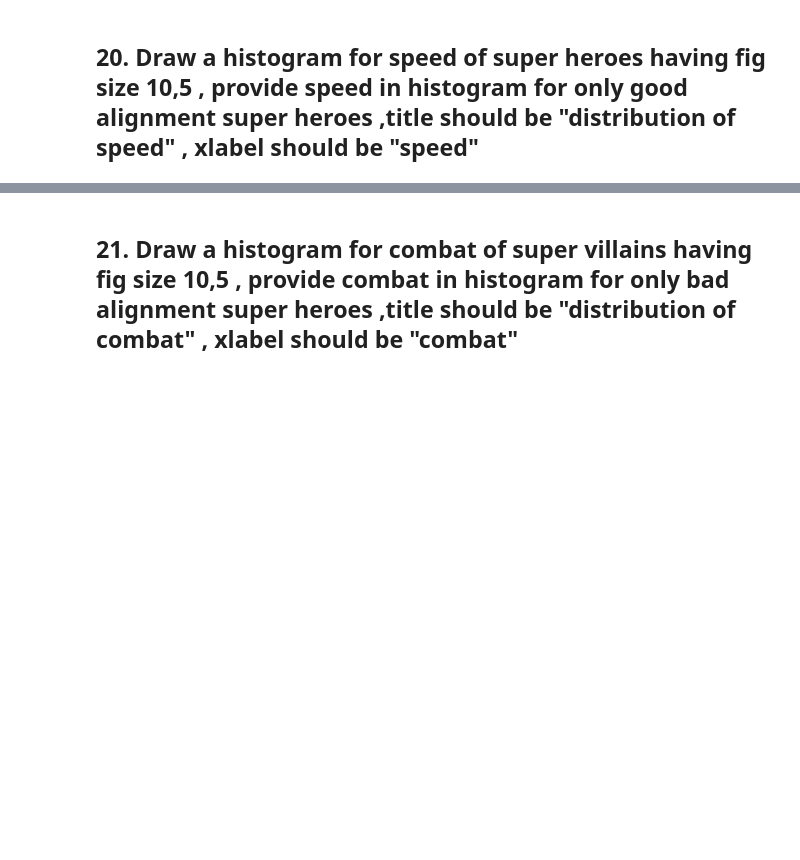
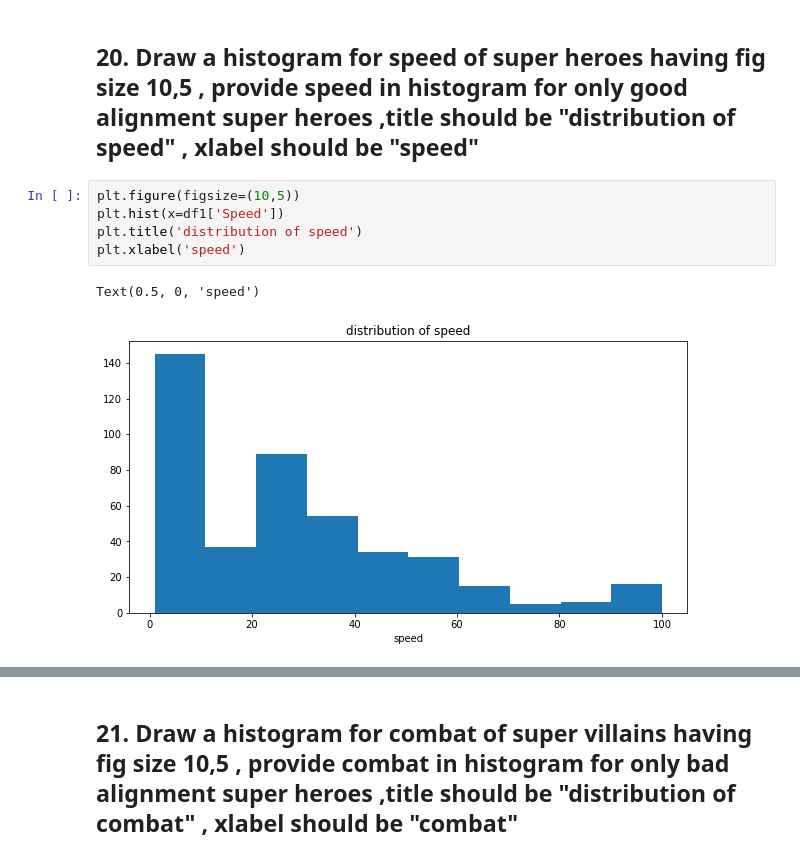
Before and after one commit to AnhNguyen2599/marvel-characters-data-analysis, a Jupyter notebook: marvel-characters.ipynb, the cells around one changed output, grey strips where cells are left out. Saved outputs shown, nothing was run; the diff lists cells and outputs as text; blank space fills up the shorter version.

```diff
--- a/marvel-characters.ipynb
+++ b/marvel-characters.ipynb
@@ -267,2 +321,10 @@ df2.plot(x='Name', kind='bar')
 # %% [markdown]
 ## 20. Draw a histogram for speed of super heroes having fig size 10,5 , provide speed in histogram for only good alignment super heroes ,title should be "distribution of speed" , xlabel should be "speed"
+# %%
+plt.figure(figsize=(10,5))
+plt.hist(x=df1['Speed'])
+plt.title('distribution of speed')
+plt.xlabel('speed')
+# %% [output]
+Text(0.5, 0, 'speed')
+[figure, added]
```
Also changed, not shown: parts of 11 cells of this notebook, 1 other file.
